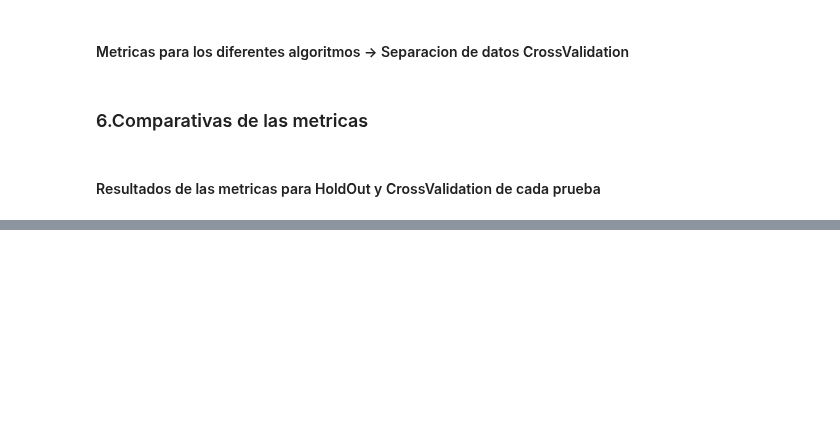
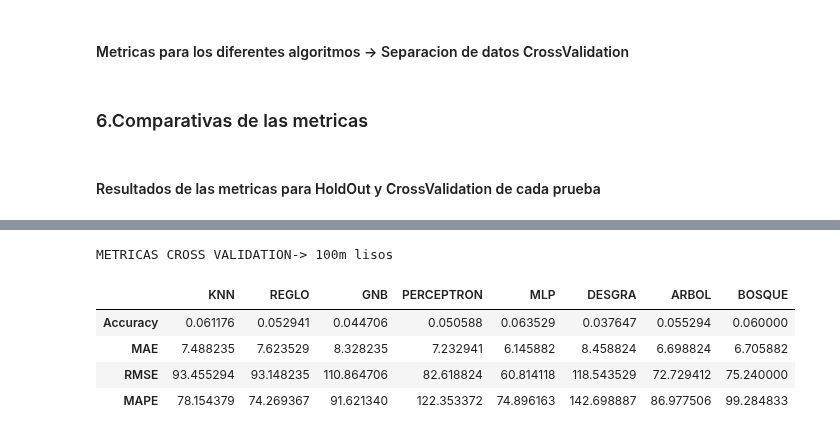
Before and after one commit to RaulCapellanFernandez/DecatlonEstadistics, a Jupyter notebook: PredictionsAlgorithms.ipynb, the cells around one changed output, grey strips where cells are left out. Drawn from its saved outputs; the diff is of its cells as text; code cells hidden in the pictures; blank space fills up the shorter version.

```diff
--- a/PredictionsAlgorithms.ipynb
+++ b/PredictionsAlgorithms.ipynb
@@ -174,0 +193,12 @@ def mainCrossVal(ddbbData):
+# %%
+print()
+print()
+print('METRICAS CROSS VALIDATION-> 100m lisos')
+tabla1
+# %% [output]
+METRICAS CROSS VALIDATION-> 100m lisos
+|  | KNN | REGLO | GNB | PERCEPTRON | MLP | DESGRA | ARBOL | BOSQUE |
+| Accuracy | 0.061176 | 0.052941 | 0.044706 | 0.050588 | 0.063529 | 0.037647 | 0.055294 | 0.060000 |
+| MAE | 7.488235 | 7.623529 | 8.328235 | 7.232941 | 6.145882 | 8.458824 | 6.698824 | 6.705882 |
+| RMSE | 93.455294 | 93.148235 | 110.864706 | 82.618824 | 60.814118 | 118.543529 | 72.729412 | 75.240000 |
+| MAPE | 78.154379 | 74.269367 | 91.621340 | 122.353372 | 74.896163 | 142.698887 | 86.977506 | 99.284833 |
```
Also changed, not shown: parts of 20 cells of this notebook.
